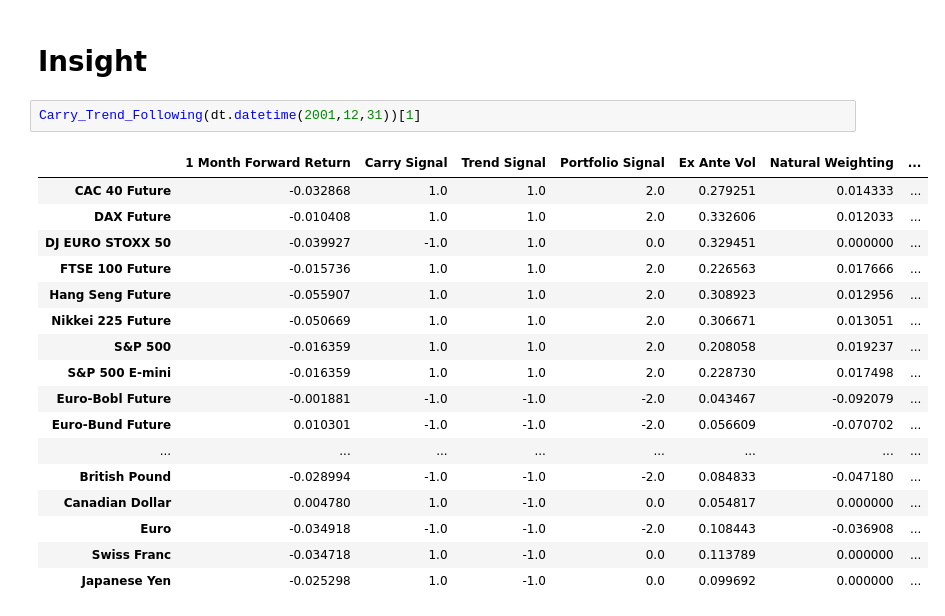
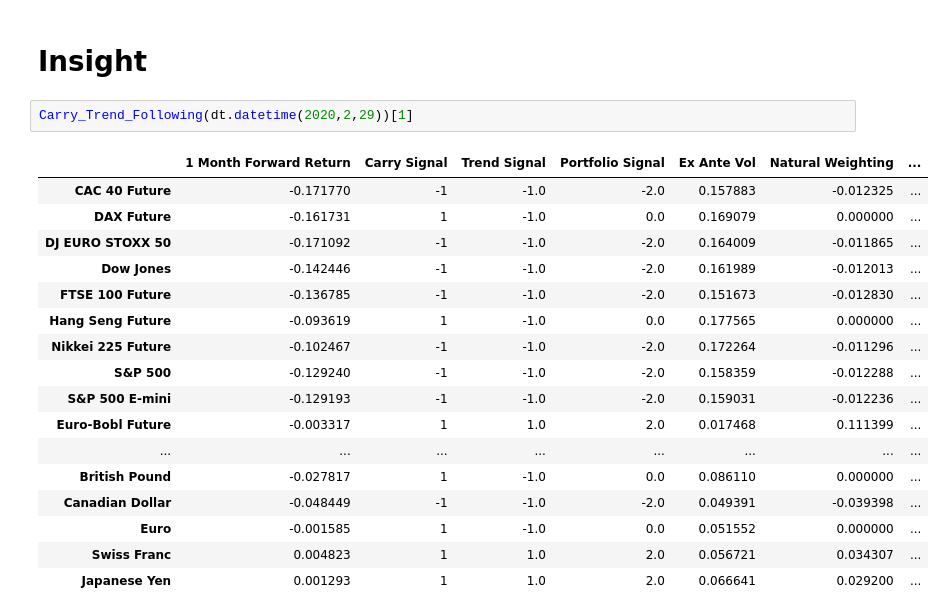
Before and after one commit to MalekAlkshaik/Carry-and-Trend-Integrated, a Jupyter notebook: Carry and Trend GitHub.ipynb, the cells around one changed output. Drawn from its saved outputs; the diff is of its cells as text.

```diff
--- a/Carry and Trend GitHub.ipynb
+++ b/Carry and Trend GitHub.ipynb
@@ -209,22 +209,22 @@ mf.drawdowns(Combined_Returns,8)
 # %% [markdown]
 # Insight
 # %%
-Carry_Trend_Following(dt.datetime(2001,12,31))[1]
+Carry_Trend_Following(dt.datetime(2020,2,29))[1]
 # %% [output]
 |  | 1 Month Forward Return | Carry Signal | Trend Signal | Portfolio Signal | Ex Ante Vol | Natural Weighting | ... |
-| CAC 40 Future | -0.032868 | 1.0 | 1.0 | 2.0 | 0.279251 | 0.014333 | ... |
-| DAX Future | -0.010408 | 1.0 | 1.0 | 2.0 | 0.332606 | 0.012033 | ... |
-| DJ EURO STOXX 50 | -0.039927 | -1.0 | 1.0 | 0.0 | 0.329451 | 0.000000 | ... |
-| FTSE 100 Future | -0.015736 | 1.0 | 1.0 | 2.0 | 0.226563 | 0.017666 | ... |
-| Hang Seng Future | -0.055907 | 1.0 | 1.0 | 2.0 | 0.308923 | 0.012956 | ... |
-| Nikkei 225 Future | -0.050669 | 1.0 | 1.0 | 2.0 | 0.306671 | 0.013051 | ... |
-| S&P 500 | -0.016359 | 1.0 | 1.0 | 2.0 | 0.208058 | 0.019237 | ... |
-| S&P 500 E-mini | -0.016359 | 1.0 | 1.0 | 2.0 | 0.228730 | 0.017498 | ... |
-| Euro-Bobl Future | -0.001881 | -1.0 | -1.0 | -2.0 | 0.043467 | -0.092079 | ... |
-| Euro-Bund Future | 0.010301 | -1.0 | -1.0 | -2.0 | 0.056609 | -0.070702 | ... |
+| CAC 40 Future | -0.171770 | -1 | -1.0 | -2.0 | 0.157883 | -0.012325 | ... |
+| DAX Future | -0.161731 | 1 | -1.0 | 0.0 | 0.169079 | 0.000000 | ... |
+| DJ EURO STOXX 50 | -0.171092 | -1 | -1.0 | -2.0 | 0.164009 | -0.011865 | ... |
+| Dow Jones | -0.142446 | -1 | -1.0 | -2.0 | 0.161989 | -0.012013 | ... |
+| FTSE 100 Future | -0.136785 | -1 | -1.0 | -2.0 | 0.151673 | -0.012830 | ... |
+| Hang Seng Future | -0.093619 | 1 | -1.0 | 0.0 | 0.177565 | 0.000000 | ... |
+| Nikkei 225 Future | -0.102467 | -1 | -1.0 | -2.0 | 0.172264 | -0.011296 | ... |
+| S&P 500 | -0.129240 | -1 | -1.0 | -2.0 | 0.158359 | -0.012288 | ... |
+| S&P 500 E-mini | -0.129193 | -1 | -1.0 | -2.0 | 0.159031 | -0.012236 | ... |
+| Euro-Bobl Future | -0.003317 | 1 | 1.0 | 2.0 | 0.017468 | 0.111399 | ... |
 | ... | ... | ... | ... | ... | ... | ... | ... |
-| British Pound | -0.028994 | -1.0 | -1.0 | -2.0 | 0.084833 | -0.047180 | ... |
-| Canadian Dollar | 0.004780 | 1.0 | -1.0 | 0.0 | 0.054817 | 0.000000 | ... |
-| Euro | -0.034918 | -1.0 | -1.0 | -2.0 | 0.108443 | -0.036908 | ... |
-| Swiss Franc | -0.034718 | 1.0 | -1.0 | 0.0 | 0.113789 | 0.000000 | ... |
-| Japanese Yen | -0.025298 | 1.0 | -1.0 | 0.0 | 0.099692 | 0.000000 | ... |
+| British Pound | -0.027817 | 1 | -1.0 | 0.0 | 0.086110 | 0.000000 | ... |
+| Canadian Dollar | -0.048449 | -1 | -1.0 | -2.0 | 0.049391 | -0.039398 | ... |
+| Euro | -0.001585 | 1 | -1.0 | 0.0 | 0.051552 | 0.000000 | ... |
+| Swiss Franc | 0.004823 | 1 | 1.0 | 2.0 | 0.056721 | 0.034307 | ... |
+| Japanese Yen | 0.001293 | 1 | 1.0 | 2.0 | 0.066641 | 0.029200 | ... |
```
